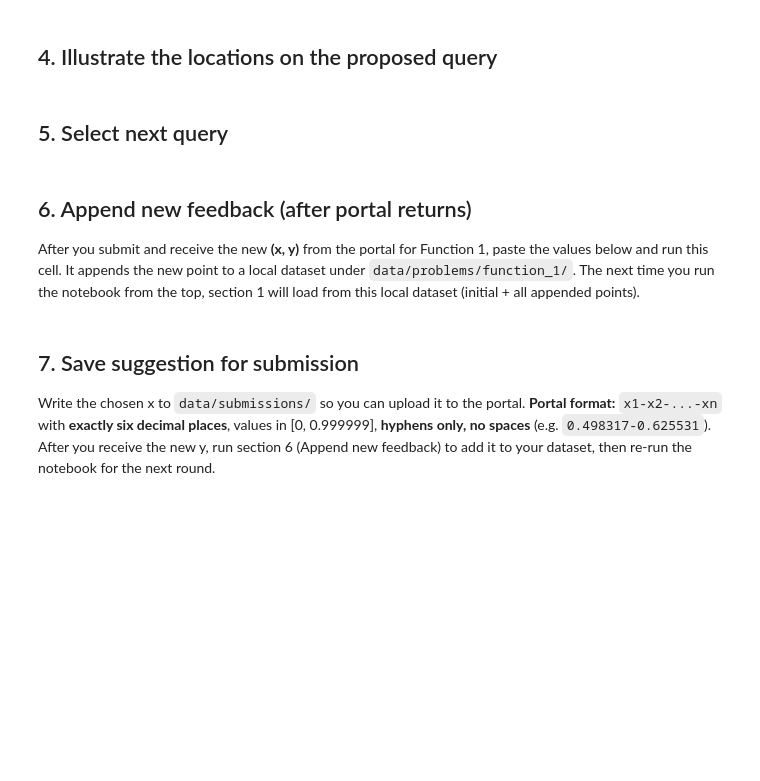
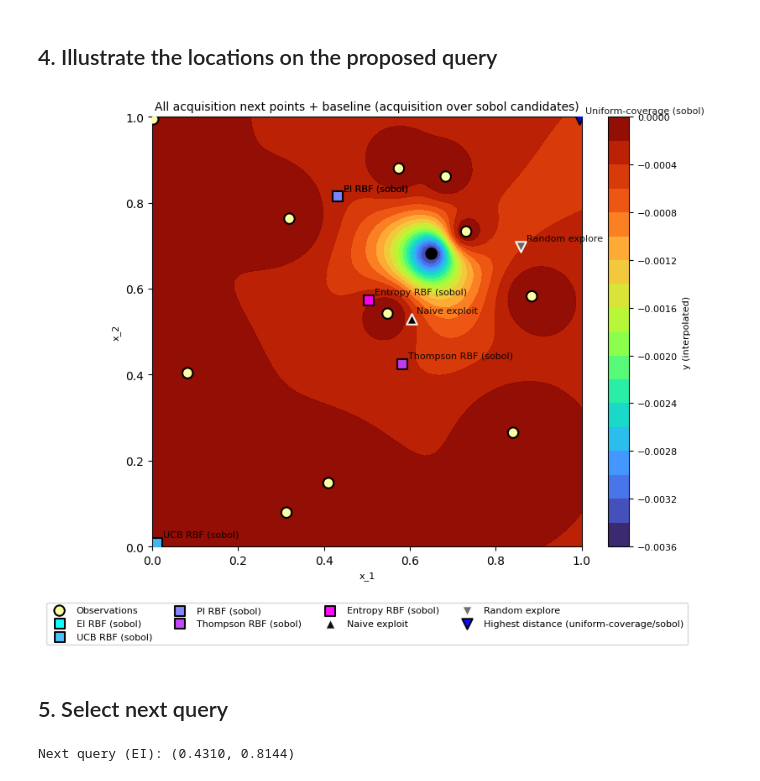
Before and after one commit to karefyllidis/black-box-optimization, a Jupyter notebook: notebooks/function_1_Radiation-Detection.ipynb, the cells around one changed output. Drawn from its saved outputs; the diff is of its cells as text; code cells hidden in the pictures; blank space fills up the shorter version.

```diff
--- a/notebooks/function_1_Radiation-Detection.ipynb
+++ b/notebooks/function_1_Radiation-Detection.ipynb
@@ -15,8 +15,12 @@ from matplotlib import cm
 from mpl_toolkits.mplot3d import Axes3D
 from pathlib import Path
 
-from sklearn.gaussian_process import GaussianProcessRegressor
-from sklearn.gaussian_process.kernels import RBF, ConstantKernel, Matern, WhiteKernel
+from sklearn.gaussian_process import (
+    GaussianProcessRegressor
+)
+from sklearn.gaussian_process.kernels import (
+    RBF, ConstantKernel, Matern, WhiteKernel
+)
 from scipy.stats import norm
 import warnings
 warnings.filterwarnings("ignore")
@@ -29,7 +33,6 @@ sys.path.insert(0, str(repo_root))
 from src.utils.load_challenge_data import (
     load_function_data,
     load_problem_data_csv,
-    save_problem_data_csv,
     assert_not_under_initial_data,
 )
 from src.optimizers.bayesian.acquisition_functions import (
@@ -51,20 +54,12 @@ from src.utils.plot_utilities import (
 )
 from src.utils.sampling_utils import sample_candidates
 
-# --- Candidate sampling for acquisition maximisation: 'grid', 'lhs', 'sobol', or 'random' ---
-# grid: regular lattice; best when n ≈ k^dim (e.g. 2D with 80² points). Deterministic.
-# lhs:  Latin Hypercube; one point per bin per dimension. Good space-filling, reproducible with seed.
-# sobol: Sobol (quasi-Monte Carlo); low-discrepancy, often better coverage than random. Good default.
-# random: i.i.d. uniform; simple but can leave gaps. Use for quick tests.
-# Suitability: sobol/lhs for exploration and even coverage; grid when you want a fixed lattice; random only if others unavailable.
-CANDIDATE_SAMPLING_METHOD = "lhs"
-
 # --- Plot options; font/export defaults from utils (DEFAULT) ---
 IF_SHOW_PLOT = True
 IF_EXPORT_PLOT = False
 PLOT_EXPORT_DIR = repo_root / "data" / "results"
 
-IF_EXPORT_QUERIES = False
+IF_EXPORT_QUERIES = True
 IF_APPEND_DATA = False  # Set True and paste (x1, x2), y in "Append new feedback" cell to add new points to the local dataset
 
 # Set seed for reproducibility
@@ -210,16 +221,21 @@ if IF_SHOW_PLOT:
 # %%
 # Coefficients of the Probabilistic Surrogate Models (used by GP kernels and acquisition functions below)
 
-# --- GP / kernel (surrogate) ---  (F1: sparse hotspot; smaller length scale = more local uncertainty, better for exploration)
+# --- GP / kernel (surrogate) ---  F1: sparse hotspot; smaller length scale = more local uncertainty, better for exploration.
 CONSTANT_KERNEL_SCALE = 1.0       # signal variance (output scale); typical: 0.1–10
-LENGTH_SCALE = 0.15               # smaller = more local variation, uncertainty in gaps (good when hotspot not found yet)
+LENGTH_SCALE = 0.20               # smaller = more local variation, uncertainty in gaps (good when hotspot not found yet)
 GP_ALPHA = 1e-6                   # diagonal jitter for numerical stability; typical: 1e-8–1e-4
 MATERN_NU = 1.5                   # Matérn smoothness (1.5 = once differentiable); typical: 0.5, 1.5, 2.5
 WHITE_NOISE_LEVEL = 1e-6         # WhiteKernel observation noise; typical: 1e-8–1e-2
 
-# --- Acquisition functions ---   (F1: favour exploration until we get a non-zero reading)
-XI_EI_PI = 0.18                   # prioritise exploration; typical range [0.01–0.2], 0.18 = high end
-KAPPA_UCB = 6.0                   # UCB: μ + κσ; typical 2–6, 6 = strong exploration (within logical limit)
+# --- Acquisition functions ---   F1: EI (Expected Improvement) as primary acquisition; favour exploration until non-zero reading.
+XI_EI_PI = 0.25                   # prioritise exploration; typical range [0.01–0.2], 0.18 = high end
+KAPPA_UCB = 2.0                   # UCB: μ + κσ; typical 2–6, 6 = strong exploration (within logical limit)
+
+# --- Candidate sampling for acquisition maximisation: 'grid', 'lhs', 'sobol', or 'random' ---
+CANDIDATE_SAMPLING_METHOD = "sobol"
+
+# TODO: Gradient-based optimization (during exploitation)
 # %% [markdown]
 **Effect of increasing vs decreasing each coefficient**
 
@@ -464,44 +539,43 @@ labels_combined = [f'EI RBF ({_method})', f'UCB RBF ({_method})', f'PI RBF ({_me
 colors_combined = plt.cm.cool(np.linspace(0, 1, len(X_best_combined)))
 
 fig, ax = plt.subplots(figsize=(9, 7))
-cf = ax.contourf(X1g, X2g, Y_grid, levels=22, cmap="turbo", alpha=0.8)
+cf = ax.contourf(X1g, X2g, Y_grid, levels=22, cmap="turbo", alpha=0.99)
 add_colorbar(cf, ax=ax, label="y (interpolated)", font_size_axis=DEFAULT_FONT_SIZE_AXIS)
 ax.scatter(X[:, 0], X[:, 1], c=y, s=80, cmap="inferno", edgecolors="k", linewidths=1.5, zorder=5, label="Observations")
 for i, (pt, lbl) in enumerate(zip(X_best_combined, labels_combined)):
     ax.scatter(pt[0], pt[1], c=[colors_combined[i]], s=80, marker='s', edgecolors="k", linewidths=1.5, zorder=10, alpha=0.95, label=lbl)
     ax.annotate(lbl, (pt[0], pt[1]), xytext=(5, 5), textcoords="offset points", fontsize=DEFAULT_FONT_SIZE_AXIS, alpha=0.9, zorder=11)
 # Baseline suggestions (from cell above: exploit, explore, high distance to obs)
 ax.scatter(next_x[0], next_x[1], c='k', s=80, marker='^', edgecolors='w', linewidths=1.5, zorder=10, alpha=0.95, label='Naive exploit')
 ax.annotate('Naive exploit', (next_x[0], next_x[1]), xytext=(5, 5), textcoords="offset points", fontsize=DEFAULT_FONT_SIZE_AXIS, alpha=0.9, zorder=11)
 ax.scatter(next_x_explore[0], next_x_explore[1], c='dimgray', s=80, marker='v', edgecolors='w', linewidths=1.5, zorder=10, alpha=0.95, label='Random explore')
 ax.annotate('Random explore', (next_x_explore[0], next_x_explore[1]), xytext=(5, 5), textcoords="offset points", fontsize=DEFAULT_FONT_SIZE_AXIS, alpha=0.9, zorder=11)
 # New method: uniform-coverage suggestion — point farthest from observations on candidate set
 ax.scatter(next_x_high_dist[0], next_x_high_dist[1], c='blue', s=80, marker='v', edgecolors='k', linewidths=1.5, zorder=10, alpha=0.95, label=f'Highest distance (uniform-coverage/{_method})')
 ax.annotate(f'Uniform-coverage ({_method})', (next_x_high_dist[0], next_x_high_dist[1]), xytext=(5, 5), textcoords="offset points", fontsize=DEFAULT_FONT_SIZE_AXIS, alpha=0.9, zorder=11)
 style_axis(ax, xlabel="x_1", ylabel="x_2", title=f"All acquisition next points + baseline (acquisition over {_method} candidates)", font_size_axis=DEFAULT_FONT_SIZE_AXIS, font_size_titles=DEFAULT_FONT_SIZE_TITLES)
 ax.legend(loc="upper center", bbox_to_anchor=(0.5, -0.12), fontsize=DEFAULT_FONT_SIZE_AXIS, ncol=4, frameon=True)
 ax.set_aspect("equal")
 plt.tight_layout()
 fig.subplots_adjust(bottom=0.22)
 if IF_SHOW_PLOT:
     plt.show()
 if IF_EXPORT_PLOT:
     out_dir = PLOT_EXPORT_DIR
     assert_not_under_initial_data(out_dir, project_root=repo_root)
     out_dir.mkdir(parents=True, exist_ok=True)
     out_path = out_dir / f"function_1_all_acquisition_points.{DEFAULT_EXPORT_FORMAT}"
     fig.savefig(out_path, dpi=DEFAULT_EXPORT_DPI, format=DEFAULT_EXPORT_FORMAT)
     print("Plot saved to", out_path)
+# %% [output]
+[figure, added]
 # %% [markdown]
 ## 5. Select next query
 # %%
 # In this cell we select the next query to submit.
-# F1: sparse hotspot — use high-distance (farthest from observations) to explore until we get a non-zero reading.
-# Alternatives: x_best_UCB_RBF (explore with UCB), x_best_EI_RBF, x_thomson_RBF, next_x_exploit (once hotspot found).
-next_x = next_x_high_dist  # farthest from observations (explore); switch to EI/UCB/exploit after improvement
+# F1: EI (Expected Improvement) as primary acquisition. Alternatives: x_best_UCB_RBF, x_best_PI_RBF, x_thomson_RBF, next_x_high_dist, next_x_exploit.
+next_x = x_best_EI_RBF  # F1: EI
 next_x = np.clip(np.asarray(next_x).ravel(), 0.0, 0.999999)
-print(f"Next query (high distance to obs): ({next_x[0]:.4f}, {next_x[1]:.4f})")
+print(f"Next query (EI): ({next_x[0]:.4f}, {next_x[1]:.4f})")
+# %% [output]
+Next query (EI): (0.4310, 0.8144)
-# %% [markdown]
-## 6. Append new feedback (after portal returns)
-
-After you submit and receive the new **(x, y)** from the portal for Function 1, paste the values below and run this cell. It appends the new point to a local dataset under `data/problems/function_1/`. The next time you run the notebook from the top, section 1 will load from this local dataset (initial + all appended points).
@@ -537,7 +582,3 @@ else:
-# %% [markdown]
-## 7. Save suggestion for submission
-
-Write the chosen x to `data/submissions/` so you can upload it to the portal. **Portal format:** `x1-x2-...-xn` with **exactly six decimal places**, values in [0, 0.999999], **hyphens only, no spaces** (e.g. `0.498317-0.625531`). After you receive the new y, run section 6 (Append new feedback) to add it to your dataset, then re-run the notebook for the next round.
 # %%
 if IF_EXPORT_QUERIES:
     # Portal format: each value 0.XXXXXX (exactly 6 decimals), in [0, 0.999999], hyphen-separated, no spaces
```
Also changed, not shown: parts of 11 cells of this notebook, 13 other files.
